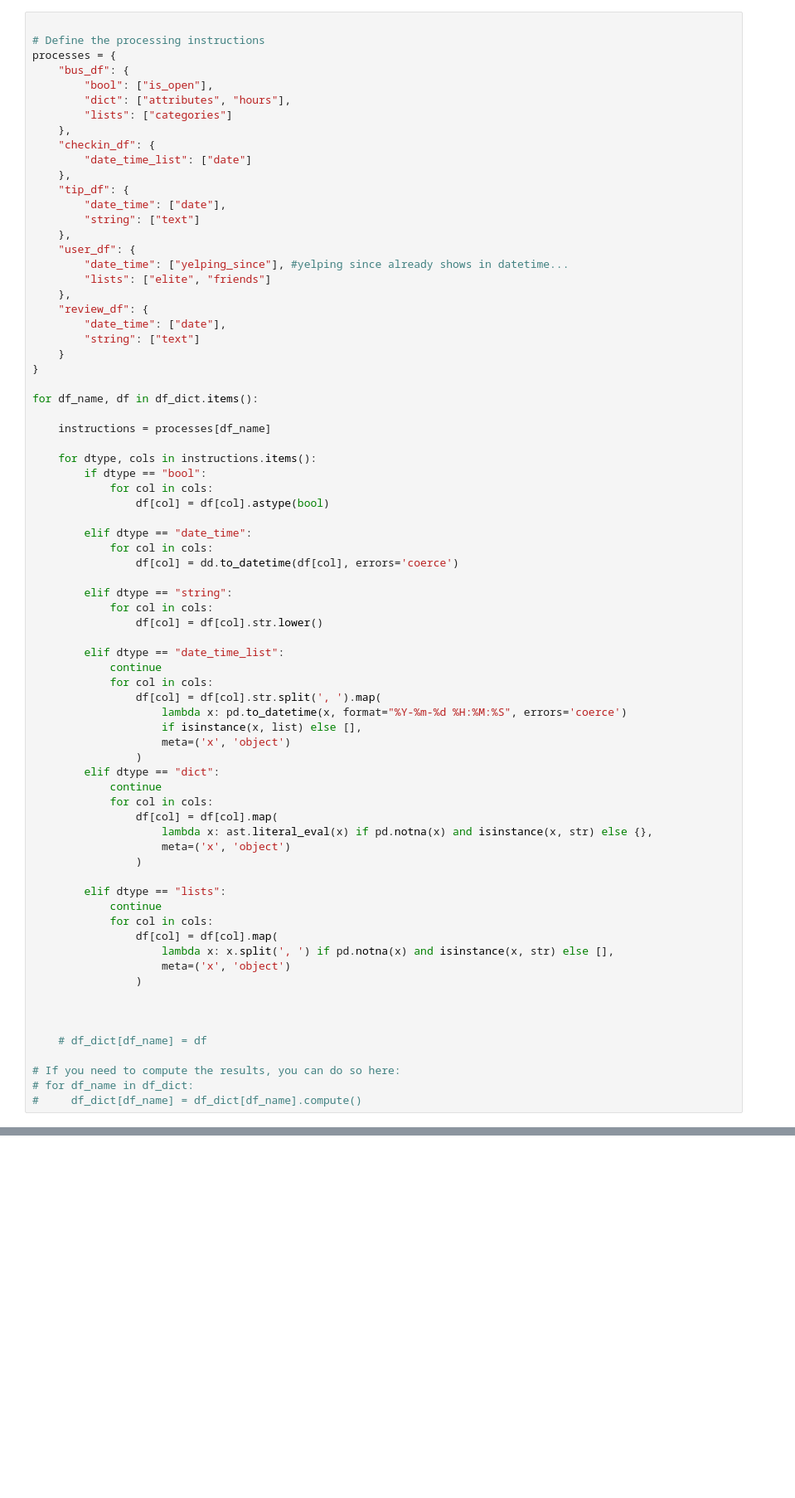
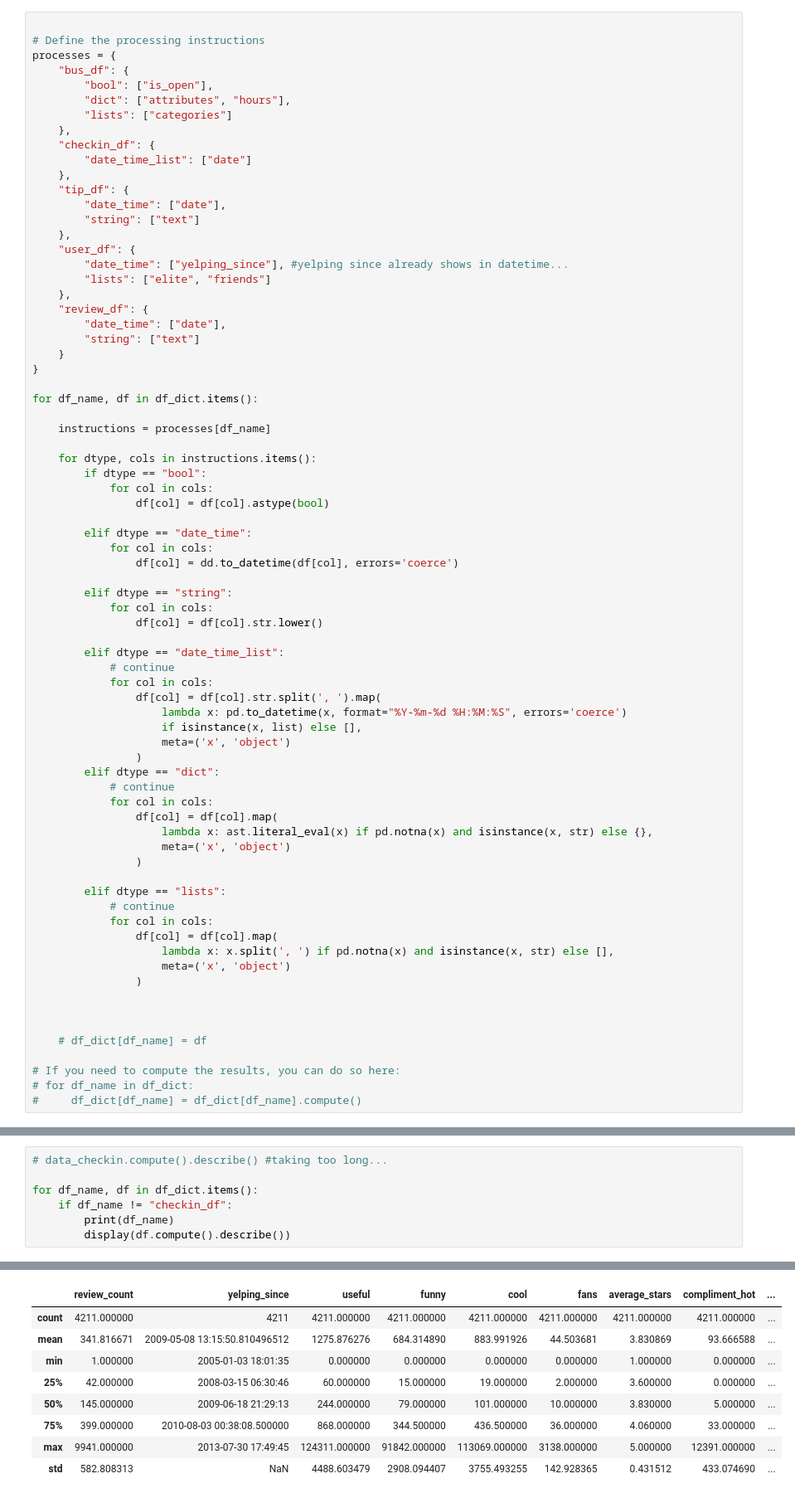
Before and after one commit to TeddyBytes/ML-Projects, a Jupyter notebook: Business Recommendation System/src/data/make_dataset.ipynb, the cells around one changed output, grey strips where cells are left out. Shown at 83% size. Cells and saved outputs as stored; diff of their text form; blank space fills up the shorter version.

```diff
--- a/Business Recommendation System/src/data/make_dataset.ipynb
+++ b/Business Recommendation System/src/data/make_dataset.ipynb
@@ -118,7 +119,7 @@ for df_name, df in df_dict.items():
                 df[col] = df[col].str.lower()
 
         elif dtype == "date_time_list":
-            continue
+            # continue
             for col in cols:
                 df[col] = df[col].str.split(', ').map(
                     lambda x: pd.to_datetime(x, format="%Y-%m-%d %H:%M:%S", errors='coerce')
@@ -126,7 +127,7 @@ for df_name, df in df_dict.items():
                     meta=('x', 'object')
                 )
         elif dtype == "dict":
-            continue
+            # continue
             for col in cols:
                 df[col] = df[col].map(
                     lambda x: ast.literal_eval(x) if pd.notna(x) and isinstance(x, str) else {},
@@ -134,7 +135,7 @@ for df_name, df in df_dict.items():
                 )
 
         elif dtype == "lists":
-            continue
+            # continue
             for col in cols:
                 df[col] = df[col].map(
                     lambda x: x.split(', ') if pd.notna(x) and isinstance(x, str) else [],
@@ -179,0 +172,8 @@ memory usage: 26.0+ MB
+# %%
+# data_checkin.compute().describe() #taking too long...
+
+for df_name, df in df_dict.items():
+    if df_name != "checkin_df":
+        print(df_name)
+        display(df.compute().describe())
+# %% [output]
@@ -179,0 +211,9 @@ memory usage: 26.0+ MB
+|  | review_count | yelping_since | useful | funny | cool | fans | average_stars | compliment_hot | ... |
+| count | 4211.000000 | 4211 | 4211.000000 | 4211.000000 | 4211.000000 | 4211.000000 | 4211.000000 | 4211.000000 | ... |
+| mean | 341.816671 | 2009-05-08 13:15:50.810496512 | 1275.876276 | 684.314890 | 883.991926 | 44.503681 | 3.830869 | 93.666588 | ... |
+| min | 1.000000 | 2005-01-03 18:01:35 | 0.000000 | 0.000000 | 0.000000 | 0.000000 | 1.000000 | 0.000000 | ... |
+| 25% | 42.000000 | 2008-03-15 06:30:46 | 60.000000 | 15.000000 | 19.000000 | 2.000000 | 3.600000 | 0.000000 | ... |
+| 50% | 145.000000 | 2009-06-18 21:29:13 | 244.000000 | 79.000000 | 101.000000 | 10.000000 | 3.830000 | 5.000000 | ... |
+| 75% | 399.000000 | 2010-08-03 00:38:08.500000 | 868.000000 | 344.500000 | 436.500000 | 36.000000 | 4.060000 | 33.000000 | ... |
+| max | 9941.000000 | 2013-07-30 17:49:45 | 124311.000000 | 91842.000000 | 113069.000000 | 3138.000000 | 5.000000 | 12391.000000 | ... |
+| std | 582.808313 | NaN | 4488.603479 | 2908.094407 | 3755.493255 | 142.928365 | 0.431512 | 433.074690 | ... |
```
Also changed, not shown: parts of 9 cells of this notebook, 12 other files.
